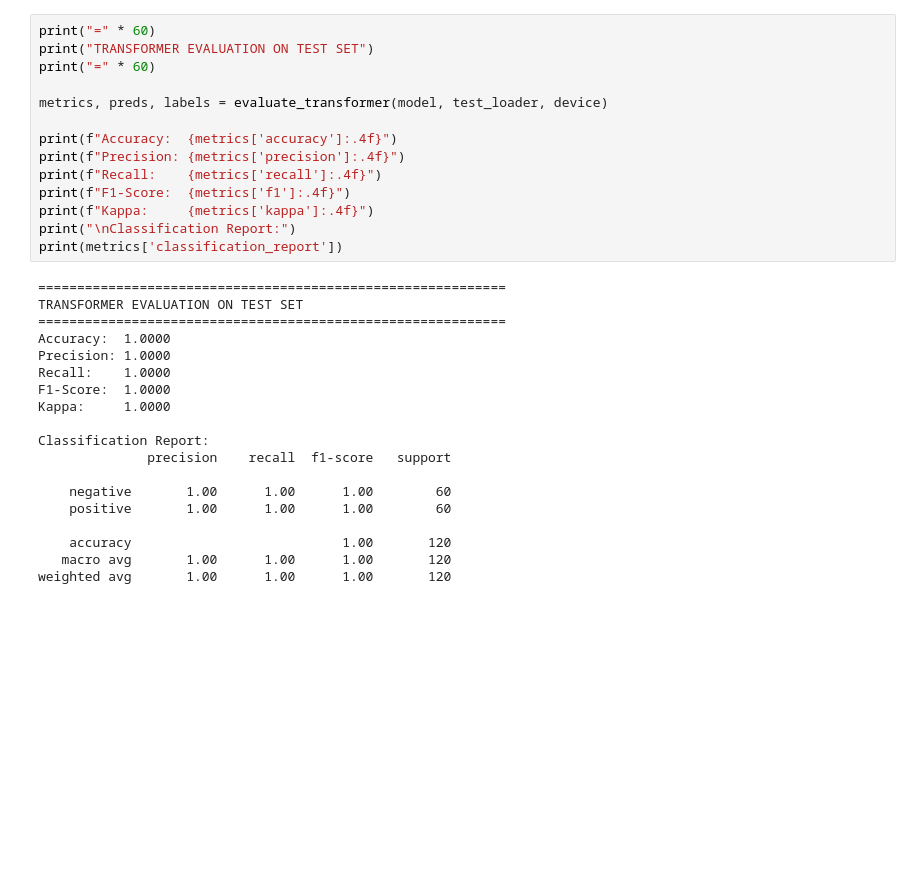
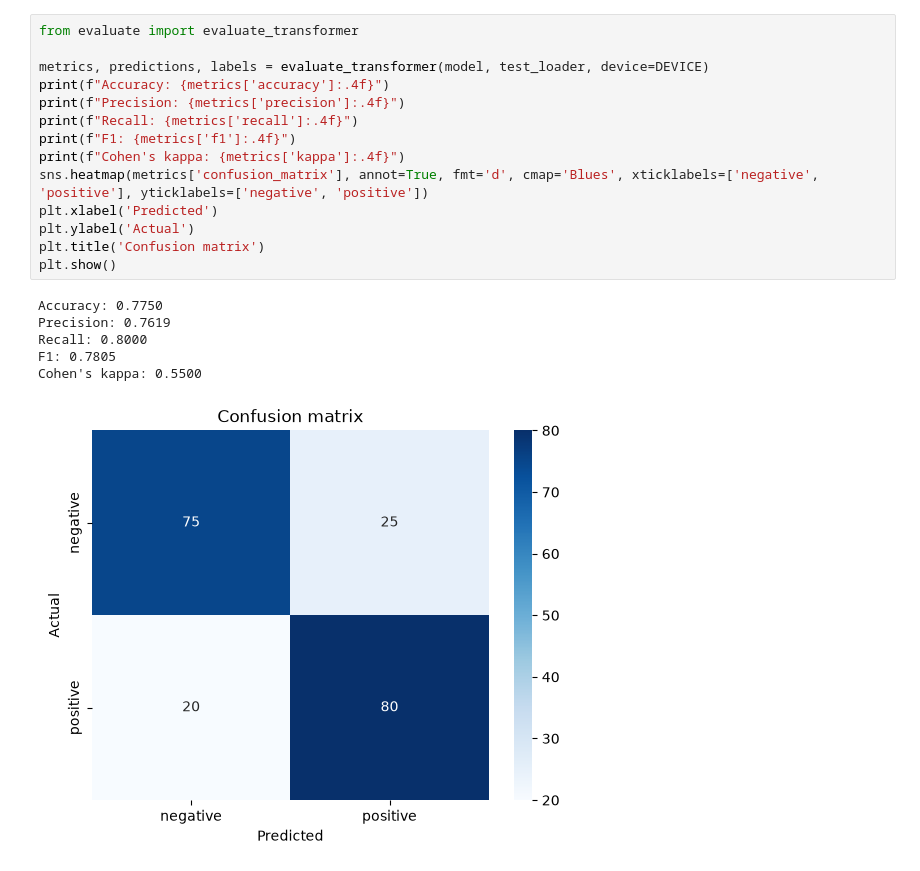
Before and after one commit to pabox123/JEHEJEHEJEHE, a Jupyter notebook: notebooks/04_transformer_extension.ipynb, the cells around one changed output. Cells and saved outputs as stored; diff of their text form; blank space fills up the shorter version.

```diff
--- a/notebooks/04_transformer_extension.ipynb
+++ b/notebooks/04_transformer_extension.ipynb
@@ -411,33 +333,21 @@ plt.show()
 # %%
-print("=" * 60)
-print("TRANSFORMER EVALUATION ON TEST SET")
-print("=" * 60)
+from evaluate import evaluate_transformer
 
-metrics, preds, labels = evaluate_transformer(model, test_loader, device)
-
-print(f"Accuracy:  {metrics['accuracy']:.4f}")
+metrics, predictions, labels = evaluate_transformer(model, test_loader, device=DEVICE)
+print(f"Accuracy: {metrics['accuracy']:.4f}")
 print(f"Precision: {metrics['precision']:.4f}")
-print(f"Recall:    {metrics['recall']:.4f}")
-print(f"F1-Score:  {metrics['f1']:.4f}")
-print(f"Kappa:     {metrics['kappa']:.4f}")
-print("\nClassification Report:")
-print(metrics['classification_report'])
+print(f"Recall: {metrics['recall']:.4f}")
+print(f"F1: {metrics['f1']:.4f}")
+print(f"Cohen's kappa: {metrics['kappa']:.4f}")
+sns.heatmap(metrics['confusion_matrix'], annot=True, fmt='d', cmap='Blues', xticklabels=['negative', 'positive'], yticklabels=['negative', 'positive'])
+plt.xlabel('Predicted')
+plt.ylabel('Actual')
+plt.title('Confusion matrix')
+plt.show()
 # %% [output]
-============================================================
-TRANSFORMER EVALUATION ON TEST SET
-============================================================
-Accuracy:  1.0000
-Precision: 1.0000
-Recall:    1.0000
-F1-Score:  1.0000
-Kappa:     1.0000
-
-Classification Report:
-              precision    recall  f1-score   support
-
-    negative       1.00      1.00      1.00        60
-    positive       1.00      1.00      1.00        60
-
-    accuracy                           1.00       120
-   macro avg       1.00      1.00      1.00       120
-weighted avg       1.00      1.00      1.00       120
+Accuracy: 0.7750
+Precision: 0.7619
+Recall: 0.8000
+F1: 0.7805
+Cohen's kappa: 0.5500
+[figure, added]
```
Also changed, not shown: parts of 28 cells of this notebook, 15 other files.
